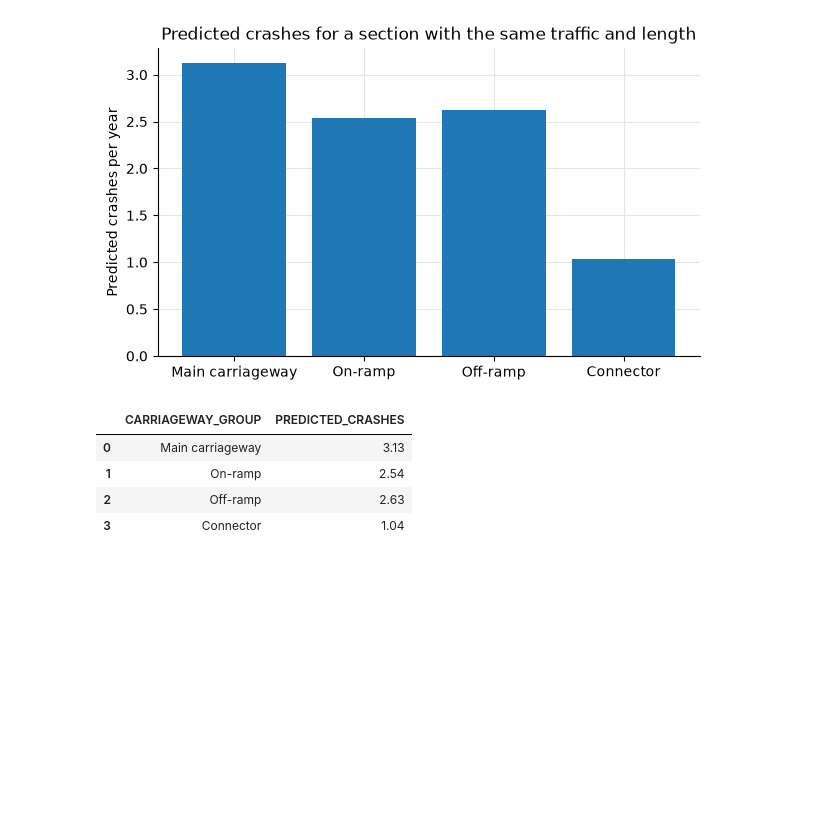
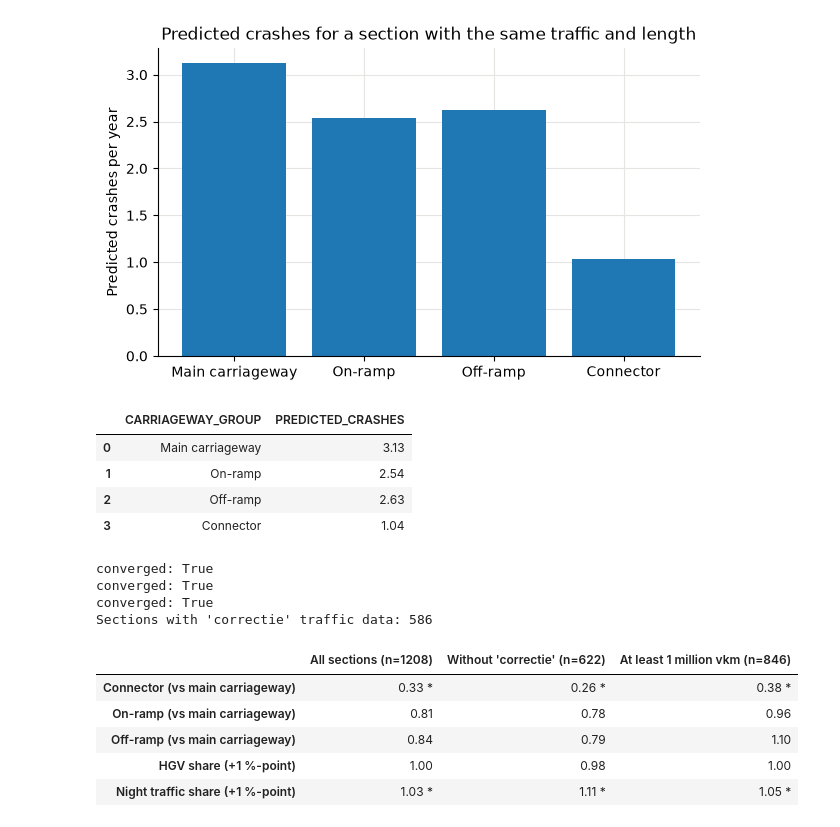
Before and after one commit to Rosanna1234/TIL-programming-group-project, a Jupyter notebook: analysis_subq2.ipynb, the cells around one changed output. Saved outputs shown, nothing was run; the diff lists cells and outputs as text; code cells hidden in the pictures; blank space fills up the shorter version.

```diff
--- a/analysis_subq2.ipynb
+++ b/analysis_subq2.ipynb
@@ -176,3 +176,34 @@ Typical section: 15350.0 vehicles/day, 508.0 m
 | 1 | On-ramp | 2.54 |
 | 2 | Off-ramp | 2.63 |
 | 3 | Connector | 1.04 |
+# %%
+checks = {
+    "All sections": df,
+    "Without 'correctie'": df[df["TRAFFIC_QUALITY_ALL"] != "correctie"],
+    "At least 1 million vkm": df[df["ANNUAL_VEHICLE_KM"] >= 1_000_000],
+}
+
+robustness = pd.DataFrame(index=list(names.values()))
+for check_name, data in checks.items():
+    model = fit_nb(formula, data)
+    column = []
+    for variable in names:
+        text = f"{np.exp(model.params[variable]):.2f}"
+        if model.pvalues[variable] < 0.05:
+            text = text + " *"
+        column.append(text)
+    robustness[check_name + f" (n={len(data)})"] = column
+
+print("Sections with 'correctie' traffic data:", (df["TRAFFIC_QUALITY_ALL"] == "correctie").sum())
+robustness
+# %% [output]
+converged: True
+converged: True
+converged: True
+Sections with 'correctie' traffic data: 586
+|  | All sections (n=1208) | Without 'correctie' (n=622) | At least 1 million vkm (n=846) |
+| Connector (vs main carriageway) | 0.33 * | 0.26 * | 0.38 * |
+| On-ramp (vs main carriageway) | 0.81 | 0.78 | 0.96 |
+| Off-ramp (vs main carriageway) | 0.84 | 0.79 | 1.10 |
+| HGV share (+1 %-point) | 1.00 | 0.98 | 1.00 |
+| Night traffic share (+1 %-point) | 1.03 * | 1.11 * | 1.05 * |
```
Also changed, not shown: parts of 1 cell of this notebook.
